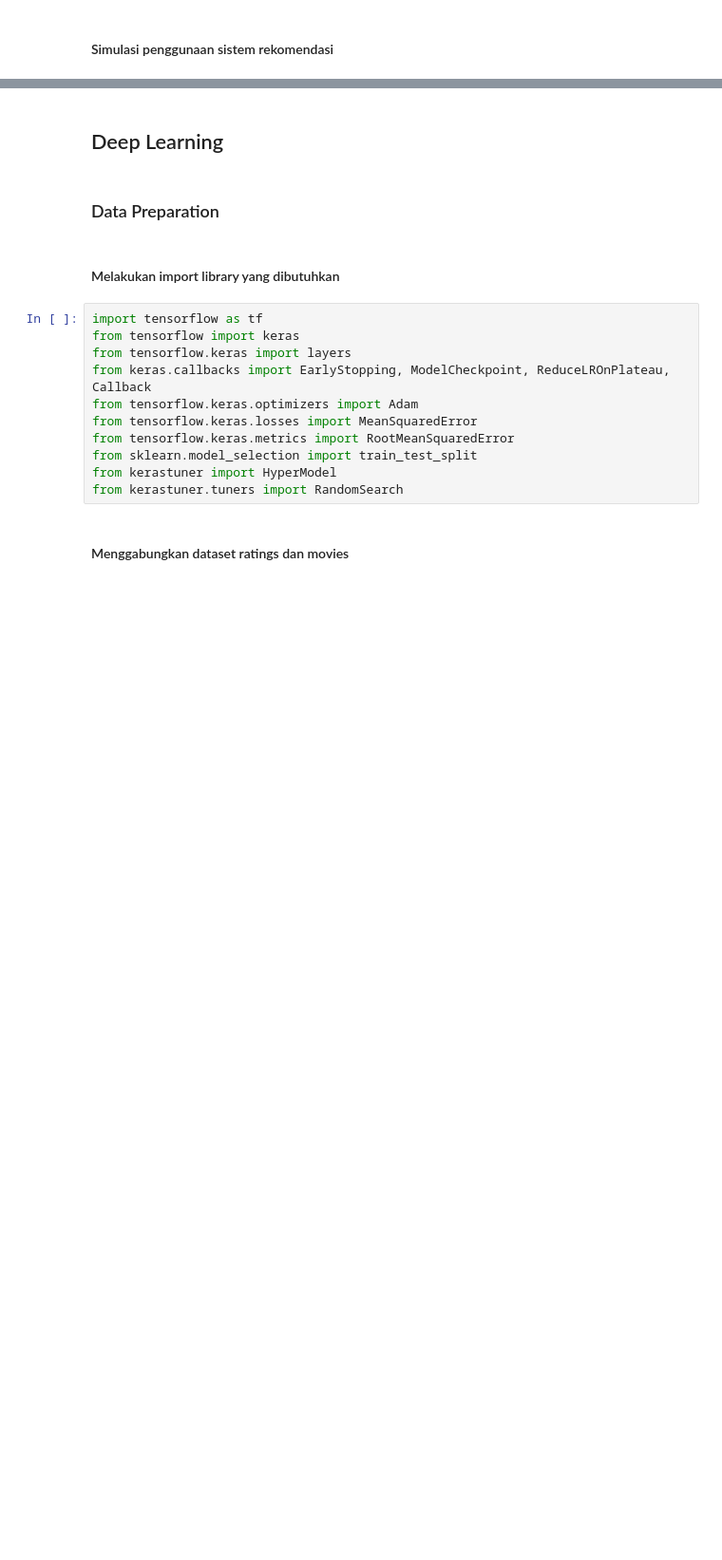
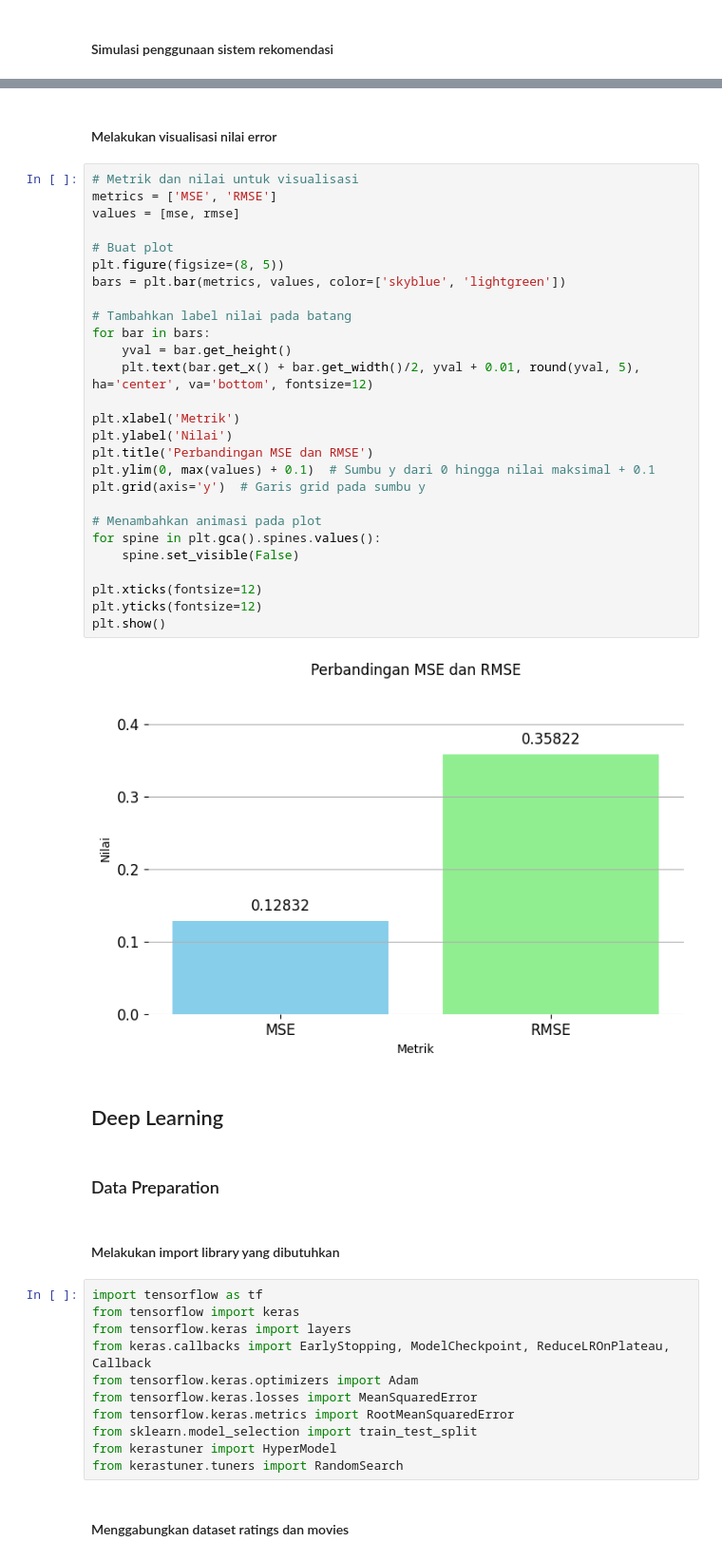
Before and after one commit to maybeitsai/Movie-Recommendation-System, a Jupyter notebook: Movie-Recommendation.ipynb, the cells around one changed output, grey strips where cells are left out. Shown at 95% size. Saved outputs shown, nothing was run; the diff lists cells and outputs as text; blank space fills up the shorter version.

```diff
--- a/Movie-Recommendation.ipynb
+++ b/Movie-Recommendation.ipynb
@@ -430,3 +488,34 @@ RMSE: 0.2396469284580413
+# %% [markdown]
+#### Melakukan visualisasi nilai error
+# %%
+# Metrik dan nilai untuk visualisasi
+metrics = ['MSE', 'RMSE']
+values = [mse, rmse]
+
+# Buat plot
+plt.figure(figsize=(8, 5))
+bars = plt.bar(metrics, values, color=['skyblue', 'lightgreen'])
+
+# Tambahkan label nilai pada batang
+for bar in bars:
+    yval = bar.get_height()
+    plt.text(bar.get_x() + bar.get_width()/2, yval + 0.01, round(yval, 5), ha='center', va='bottom', fontsize=12)
+
+plt.xlabel('Metrik')
+plt.ylabel('Nilai')
+plt.title('Perbandingan MSE dan RMSE')
+plt.ylim(0, max(values) + 0.1)  # Sumbu y dari 0 hingga nilai maksimal + 0.1
+plt.grid(axis='y')  # Garis grid pada sumbu y
+
+# Menambahkan animasi pada plot
+for spine in plt.gca().spines.values():
+    spine.set_visible(False)
+
+plt.xticks(fontsize=12)
+plt.yticks(fontsize=12)
+plt.show()
+# %% [output]
+[figure, added]
 # %% [markdown]
 ## Deep Learning
 # %% [markdown]
```
Also changed, not shown: parts of 23 cells of this notebook, 1 other file.
